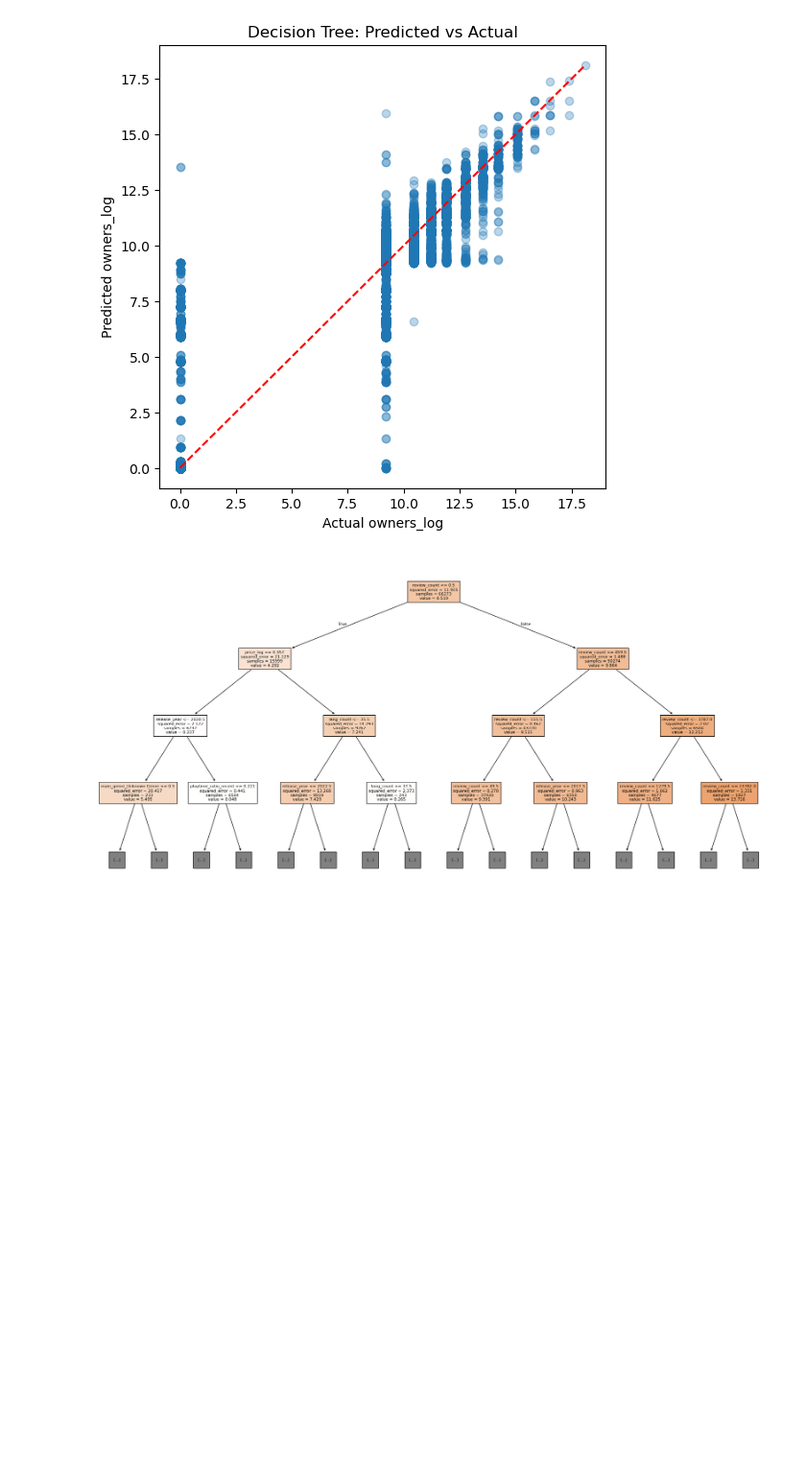
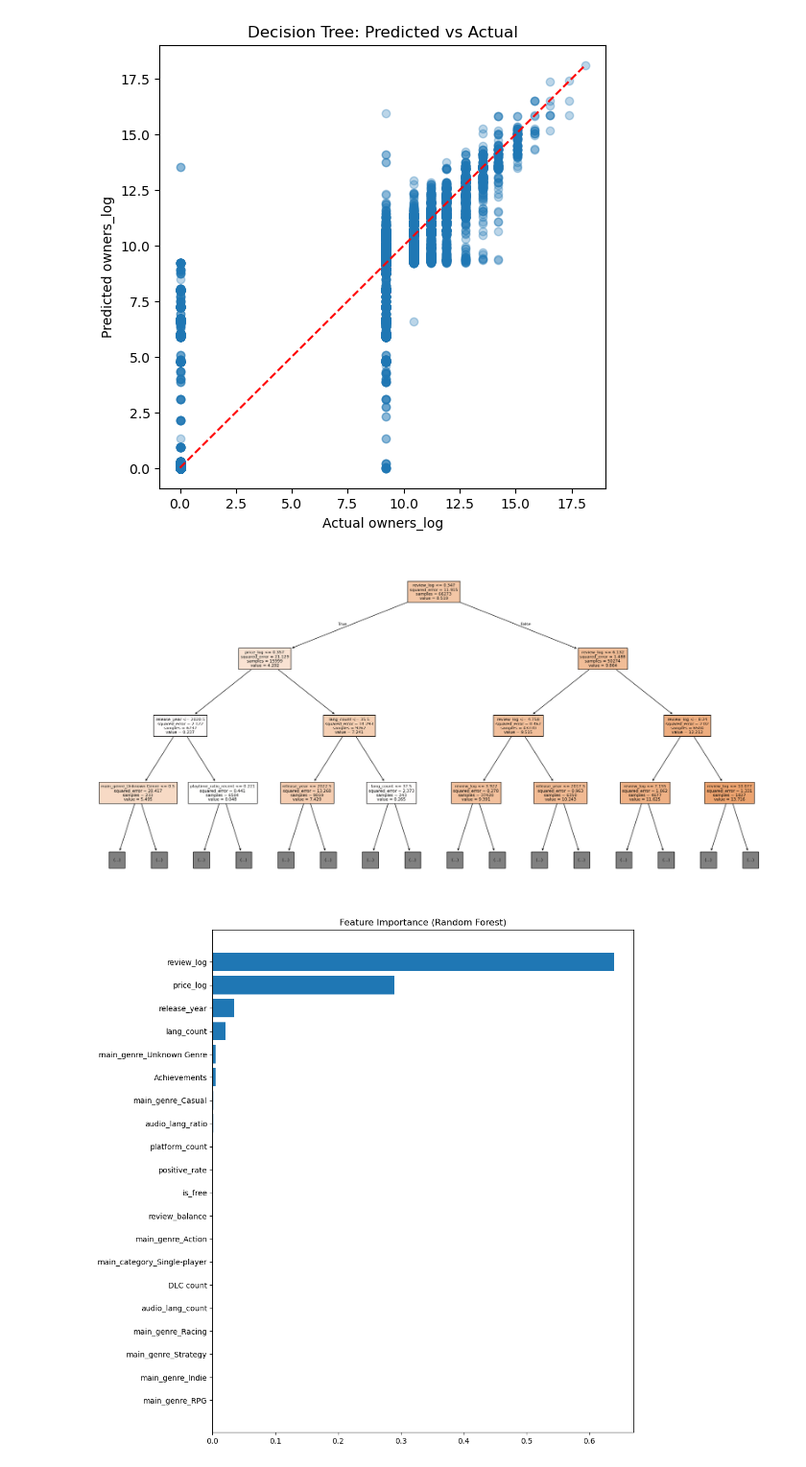
Before and after one commit to TinganYu/2025fall-Data-Science, a Jupyter notebook: code/Model_DT.ipynb, the cells around one changed output. Shown at 96% size. Drawn from its saved outputs; the diff is of its cells as text; code cells hidden in the pictures; blank space fills up the shorter version.

```diff
--- a/code/Model_DT.ipynb
+++ b/code/Model_DT.ipynb
@@ -30,7 +30,7 @@ target = "owners_log"
 
 feature_cols = [
     "price_log", "is_free",
-    "positive_rate", "review_count", "review_balance",
+    "positive_rate", "review_log", "review_balance",
     "lang_count", "audio_lang_count", "audio_lang_ratio",
     "platform_count",
     "Achievements", "DLC count",
@@ -115,4 +115,15 @@ plot_tree(dt,
           fontsize=8)
 plt.show()
 # %% [output]
-[figure, old version]
+[figure, new version]
+# %%
+importances = dt.feature_importances_
+indices = np.argsort(importances)[::-1]
+
+plt.figure(figsize=(10, 12))
+plt.title("Feature Importance (Random Forest)")
+plt.barh([X.columns[i] for i in indices[:20]], importances[indices[:20]])
+plt.gca().invert_yaxis()
+plt.show()
+# %% [output]
+[figure, added]
```
Also changed, not shown: parts of 3 cells of this notebook, 12 other files.
